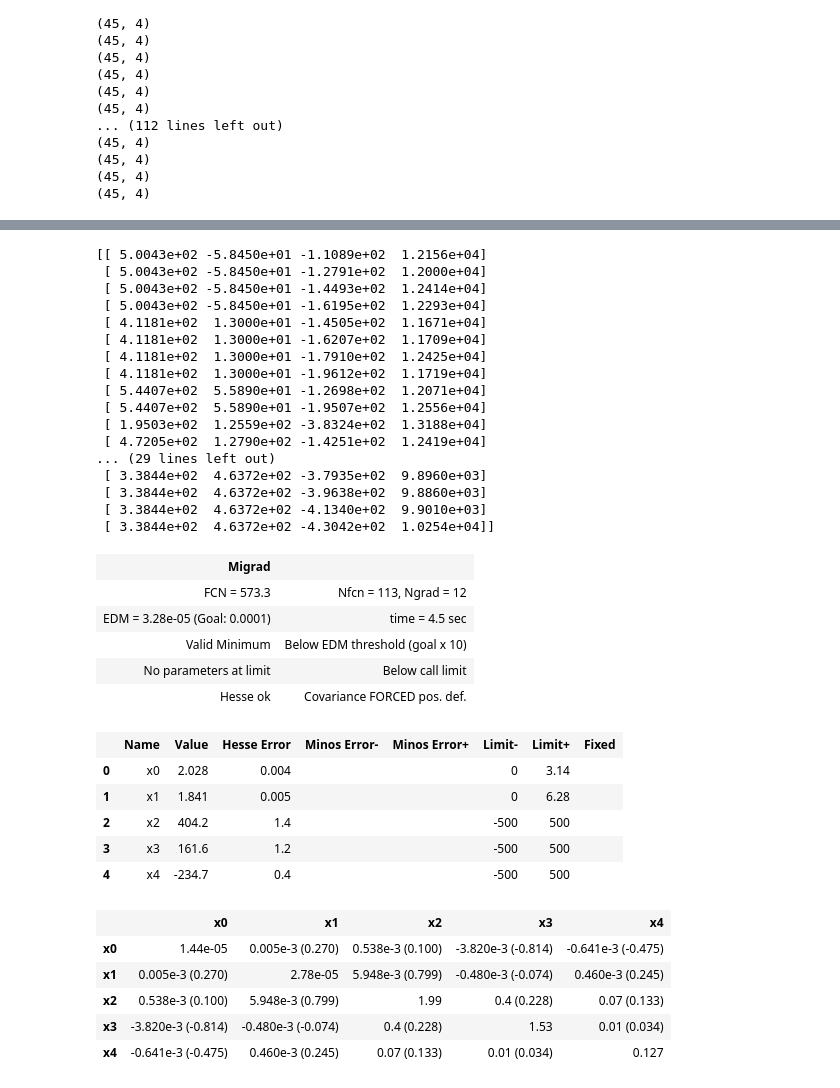
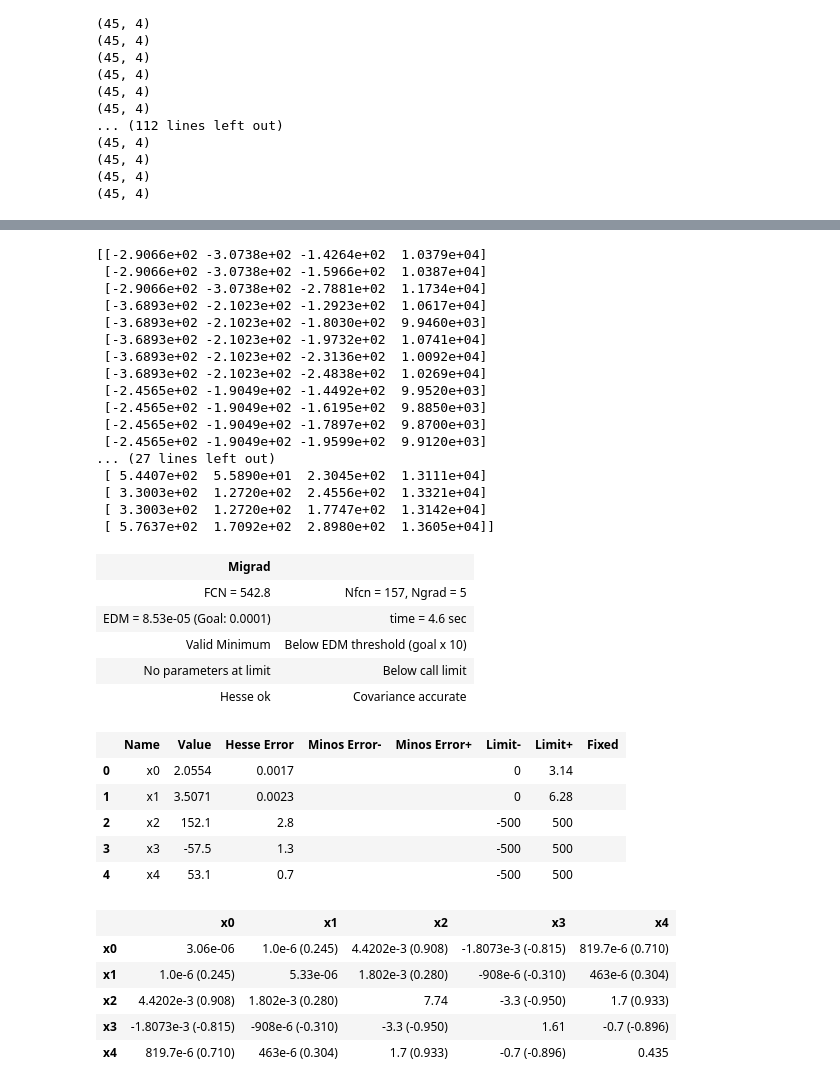
Before and after one commit to rishibbdb/TPN_DeV, a Jupyter notebook: dev/notebooks/tensorflow_batching_seq_len.ipynb, the cells around one changed output, grey strips where cells are left out. Drawn from its saved outputs; the diff is of its cells as text; code cells hidden in the pictures.

```diff
--- a/dev/notebooks/tensorflow_batching_seq_len.ipynb
+++ b/dev/notebooks/tensorflow_batching_seq_len.ipynb
@@ -177,7 +177,7 @@ batch_iter = batch_maker.get_batch_iterator()
 # %%
 a,b = batch_iter.next()
 # %%
-ev_idx = 0
+ev_idx = 2
 # %%
 fitting_event_data = jnp.array(a[ev_idx])
 print(fitting_event_data.shape)
@@ -211,25 +231,25 @@ print(centered_track_time)
 # %%
-fitting_event_data = fitting_event_data[:-12]
+fitting_event_data = fitting_event_data[:-14]
 # %%
 print(fitting_event_data)
 # %% [output]
-[[ 5.0043e+02 -5.8450e+01 -1.1089e+02  1.2156e+04]
- [ 5.0043e+02 -5.8450e+01 -1.2791e+02  1.2000e+04]
- [ 5.0043e+02 -5.8450e+01 -1.4493e+02  1.2414e+04]
- [ 5.0043e+02 -5.8450e+01 -1.6195e+02  1.2293e+04]
- [ 4.1181e+02  1.3000e+01 -1.4505e+02  1.1671e+04]
- [ 4.1181e+02  1.3000e+01 -1.6207e+02  1.1709e+04]
- [ 4.1181e+02  1.3000e+01 -1.7910e+02  1.2425e+04]
- [ 4.1181e+02  1.3000e+01 -1.9612e+02  1.1719e+04]
- [ 5.4407e+02  5.5890e+01 -1.2698e+02  1.2071e+04]
- [ 5.4407e+02  5.5890e+01 -1.9507e+02  1.2556e+04]
- [ 1.9503e+02  1.2559e+02 -3.8324e+02  1.3188e+04]
- [ 4.7205e+02  1.2790e+02 -1.4251e+02  1.2419e+04]
-... (29 lines left out)
- [ 3.3844e+02  4.6372e+02 -3.7935e+02  9.8960e+03]
- [ 3.3844e+02  4.6372e+02 -3.9638e+02  9.8860e+03]
- [ 3.3844e+02  4.6372e+02 -4.1340e+02  9.9010e+03]
- [ 3.3844e+02  4.6372e+02 -4.3042e+02  1.0254e+04]]
+[[-2.9066e+02 -3.0738e+02 -1.4264e+02  1.0379e+04]
+ [-2.9066e+02 -3.0738e+02 -1.5966e+02  1.0387e+04]
+ [-2.9066e+02 -3.0738e+02 -2.7881e+02  1.1734e+04]
+ [-3.6893e+02 -2.1023e+02 -1.2923e+02  1.0617e+04]
+ [-3.6893e+02 -2.1023e+02 -1.8030e+02  9.9460e+03]
+ [-3.6893e+02 -2.1023e+02 -1.9732e+02  1.0741e+04]
+ [-3.6893e+02 -2.1023e+02 -2.3136e+02  1.0092e+04]
+ [-3.6893e+02 -2.1023e+02 -2.4838e+02  1.0269e+04]
+ [-2.4565e+02 -1.9049e+02 -1.4492e+02  9.9520e+03]
+ [-2.4565e+02 -1.9049e+02 -1.6195e+02  9.8850e+03]
+ [-2.4565e+02 -1.9049e+02 -1.7897e+02  9.8700e+03]
+ [-2.4565e+02 -1.9049e+02 -1.9599e+02  9.9120e+03]
+... (27 lines left out)
+ [ 5.4407e+02  5.5890e+01  2.3045e+02  1.3111e+04]
+ [ 3.3003e+02  1.2720e+02  2.4556e+02  1.3321e+04]
+ [ 3.3003e+02  1.2720e+02  1.7747e+02  1.3142e+04]
+ [ 5.7637e+02  1.7092e+02  2.8980e+02  1.3605e+04]]
 # %%
 from lib.network import get_network_eval_v_fn
 from dom_track_eval import get_eval_network_doms_and_track
@@ -251,26 +271,26 @@ from iminuit import Minuit
 # %%
 x0 = jnp.concatenate([track_src, centered_track_pos])
 m = Minuit(f_prime, x0, grad=grad_prime)
 m.errordef = Minuit.LIKELIHOOD
 m.limits = ((0.0, np.pi), (0.0, 2.0 * np.pi), (-500.0, 500.0),  (-500.0, 500.0),  (-500.0, 500.0))
-m.strategy = 1
+m.strategy = 2
 m.migrad()
 # %% [output]
 | Migrad |  |
-| FCN = 573.3 | Nfcn = 113, Ngrad = 12 |
-| EDM = 3.28e-05 (Goal: 0.0001) | time = 4.5 sec |
+| FCN = 542.8 | Nfcn = 157, Ngrad = 5 |
+| EDM = 8.53e-05 (Goal: 0.0001) | time = 4.6 sec |
 | Valid Minimum | Below EDM threshold (goal x 10) |
 | No parameters at limit | Below call limit |
-| Hesse ok | Covariance FORCED pos. def. |
+| Hesse ok | Covariance accurate |
 |  | Name | Value | Hesse Error | Minos Error- | Minos Error+ | Limit- | Limit+ | Fixed |
-| 0 | x0 | 2.028 | 0.004 |  |  | 0 | 3.14 |  |
-| 1 | x1 | 1.841 | 0.005 |  |  | 0 | 6.28 |  |
-| 2 | x2 | 404.2 | 1.4 |  |  | -500 | 500 |  |
-| 3 | x3 | 161.6 | 1.2 |  |  | -500 | 500 |  |
-| 4 | x4 | -234.7 | 0.4 |  |  | -500 | 500 |  |
+| 0 | x0 | 2.0554 | 0.0017 |  |  | 0 | 3.14 |  |
+| 1 | x1 | 3.5071 | 0.0023 |  |  | 0 | 6.28 |  |
+| 2 | x2 | 152.1 | 2.8 |  |  | -500 | 500 |  |
+| 3 | x3 | -57.5 | 1.3 |  |  | -500 | 500 |  |
+| 4 | x4 | 53.1 | 0.7 |  |  | -500 | 500 |  |
 |  | x0 | x1 | x2 | x3 | x4 |
-| x0 | 1.44e-05 | 0.005e-3 (0.270) | 0.538e-3 (0.100) | -3.820e-3 (-0.814) | -0.641e-3 (-0.475) |
-| x1 | 0.005e-3 (0.270) | 2.78e-05 | 5.948e-3 (0.799) | -0.480e-3 (-0.074) | 0.460e-3 (0.245) |
-| x2 | 0.538e-3 (0.100) | 5.948e-3 (0.799) | 1.99 | 0.4 (0.228) | 0.07 (0.133) |
-| x3 | -3.820e-3 (-0.814) | -0.480e-3 (-0.074) | 0.4 (0.228) | 1.53 | 0.01 (0.034) |
-| x4 | -0.641e-3 (-0.475) | 0.460e-3 (0.245) | 0.07 (0.133) | 0.01 (0.034) | 0.127 |
+| x0 | 3.06e-06 | 1.0e-6 (0.245) | 4.4202e-3 (0.908) | -1.8073e-3 (-0.815) | 819.7e-6 (0.710) |
+| x1 | 1.0e-6 (0.245) | 5.33e-06 | 1.802e-3 (0.280) | -908e-6 (-0.310) | 463e-6 (0.304) |
+| x2 | 4.4202e-3 (0.908) | 1.802e-3 (0.280) | 7.74 | -3.3 (-0.950) | 1.7 (0.933) |
+| x3 | -1.8073e-3 (-0.815) | -908e-6 (-0.310) | -3.3 (-0.950) | 1.61 | -0.7 (-0.896) |
+| x4 | 819.7e-6 (0.710) | 463e-6 (0.304) | 1.7 (0.933) | -0.7 (-0.896) | 0.435 |
```
Also changed, not shown: parts of 33 cells of this notebook, 1 other file.
